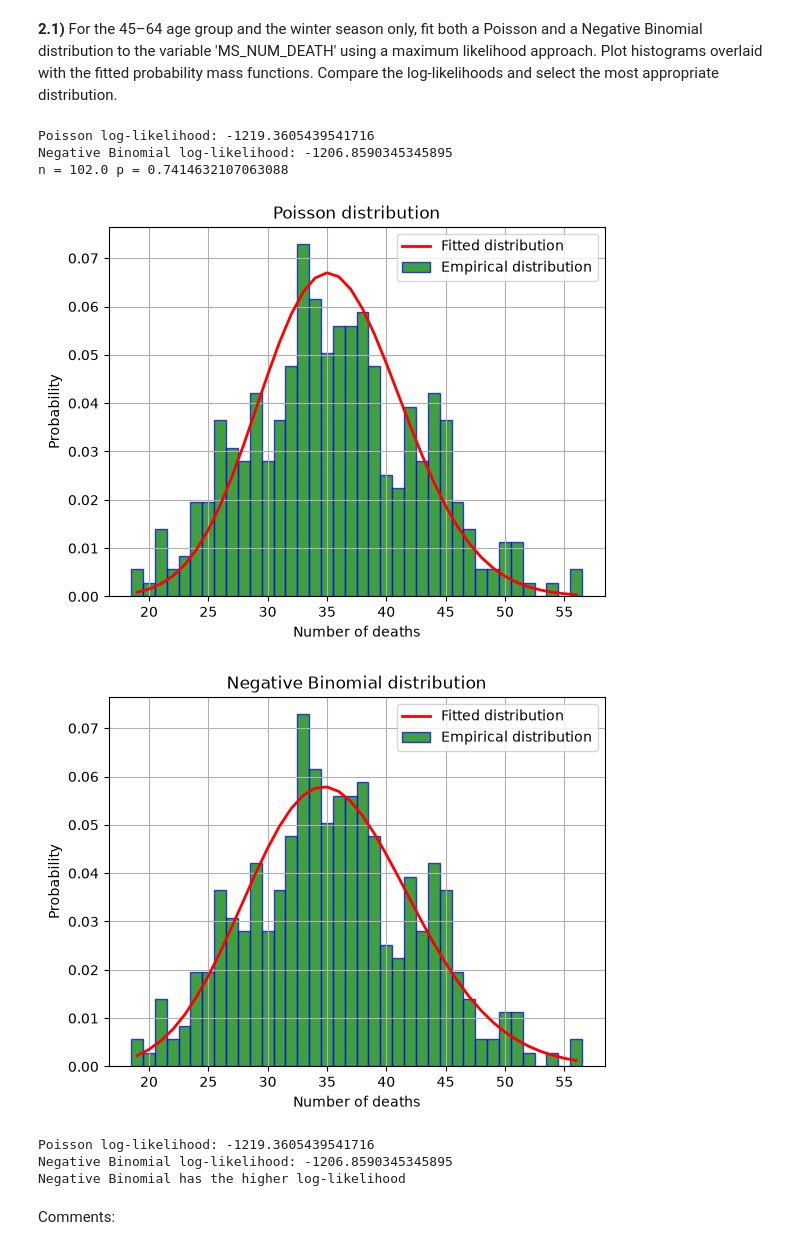
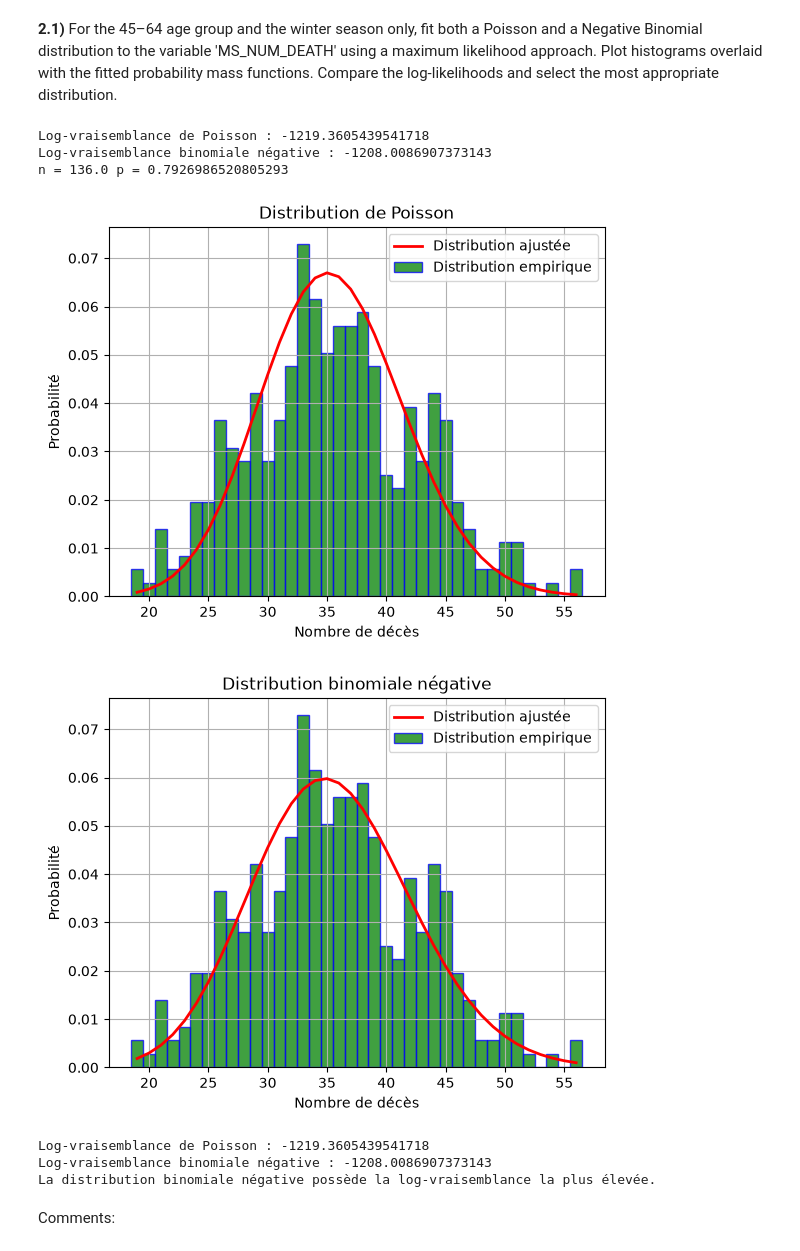
Before and after one commit to Rom-cd/hackaton_stats, a Jupyter notebook: Hackathon_26_27.ipynb, the cells around one changed output. Cells and saved outputs as stored; diff of their text form; code cells hidden in the pictures.

```diff
--- a/Hackathon_26_27.ipynb
+++ b/Hackathon_26_27.ipynb
@@ -136,83 +136,84 @@ Le graphique montre une augmentation de décès avec l'âge, surtout à partir d
 # %% [markdown]
 **2.1)** For the 45–64 age group and the winter season only, fit both a Poisson and a Negative Binomial distribution to the variable 'MS_NUM_DEATH' using a maximum likelihood approach. Plot histograms overlaid with the fitted probability mass functions. Compare the log-likelihoods and select the most appropriate distribution.
 # %%
-#code ici
+# Code ici
 
 import scipy.stats as sc
 from scipy.optimize import minimize
 import numpy as np
 
-# Selectionner les données pour l'âge 45-64 et la saison hiver
+# Sélectionner les données pour la tranche d'âge 45-64 ans et la saison hivernale
 data = df[(df["season"].str.lower() == "winter") & (df["CD_AGEGROUP"] == "45-64")]
 
 # Extraire les valeurs de la colonne "MS_NUM_DEATH" et supprimer les valeurs manquantes
 datn = data["MS_NUM_DEATH"].dropna().values
 
-# Poisson distribution, on sait que la méthode des moments avec une inconnue
-# peut être trouvée par la moyenne empirique, qui est un estimateur sans biais.
+# Distribution de Poisson : la méthode des moments avec une inconnue
+# donne la moyenne empirique, qui est un estimateur sans biais.
 lam = np.mean(datn)
 ll_poisson = np.sum(sc.poisson.logpmf(datn, mu=lam))
 
-print("Poisson log-likelihood:", ll_poisson)
+print("Log-vraisemblance de Poisson :", ll_poisson)
 
-# Negative Binomial distribution, utilisation de scipy afin de trouver
-# directement la valeur de l'estimateur
+# Distribution binomiale négative : utilisation de scipy afin de trouver
+# directement la valeur des estimateurs
 result = sc.fit(
     sc.nbinom,
     datn,
     bounds={"n": (1, 1000), "p": (0.001, 0.999), "loc": (0, 0)}
 )
-#calcul du log-likelihood pour la distribution binomiale négative
+
+# Calcul de la log-vraisemblance pour la distribution binomiale négative
 n, p, _ = result.params
 ll_nb = -result.nllf()
 
-print("Negative Binomial log-likelihood:", ll_nb)
+print("Log-vraisemblance binomiale négative :", ll_nb)
 print("n =", n, "p =", p)
 
-# Plot les graphes des deux estimations par rapport à l'histogramme
-#des données empiriques
+# Tracer les graphiques des deux estimations par rapport à l'histogramme
+# des données empiriques
 x = np.arange(min(datn), max(datn) + 1)
 
 fx_poisson = sc.poisson.pmf(x, mu=lam)
 fx_nb = sc.nbinom.pmf(x, n, p)
 
 plt.hist(datn, bins=np.arange(min(datn)-0.5, max(datn)+1.5),
          density=1, facecolor='g', alpha=0.75, edgecolor='b')
 plt.plot(x, fx_poisson, 'r', lw=2)
-plt.xlabel('Number of deaths')
-plt.ylabel('Probability')
-plt.title('Poisson distribution')
-plt.legend(['Fitted distribution', 'Empirical distribution'])
+plt.xlabel('Nombre de décès')
+plt.ylabel('Probabilité')
+plt.title('Distribution de Poisson')
+plt.legend(['Distribution ajustée', 'Distribution empirique'])
 plt.grid(True)
 plt.show()
 
 plt.hist(datn, bins=np.arange(min(datn)-0.5, max(datn)+1.5),
          density=1, facecolor='g', alpha=0.75, edgecolor='b')
 plt.plot(x, fx_nb, 'r', lw=2)
-plt.xlabel('Number of deaths')
-plt.ylabel('Probability')
-plt.title('Negative Binomial distribution')
-plt.legend(['Fitted distribution', 'Empirical distribution'])
+plt.xlabel('Nombre de décès')
+plt.ylabel('Probabilité')
+plt.title('Distribution binomiale négative')
+plt.legend(['Distribution ajustée', 'Distribution empirique'])
 plt.grid(True)
 plt.show()
 
-# Compare log-likelihoods
-print("Poisson log-likelihood:", ll_poisson)
-print("Negative Binomial log-likelihood:", ll_nb)
+# Comparaison des log-vraisemblances
+print("Log-vraisemblance de Poisson :", ll_poisson)
+print("Log-vraisemblance binomiale négative :", ll_nb)
 
 if ll_poisson > ll_nb:
-    print("Poisson has the higher log-likelihood")
+    print("La distribution de Poisson possède la log-vraisemblance la plus élevée.")
 else:
-    print("Negative Binomial has the higher log-likelihood")
+    print("La distribution binomiale négative possède la log-vraisemblance la plus élevée.")
 # %% [output]
-Poisson log-likelihood: -1219.3605439541716
-Negative Binomial log-likelihood: -1206.8590345345895
-n = 102.0 p = 0.7414632107063088
+Log-vraisemblance de Poisson : -1219.3605439541718
+Log-vraisemblance binomiale négative : -1208.0086907373143
+n = 136.0 p = 0.7926986520805293
-[figure, old version]
+[figure, new version]
-[figure, old version]
+[figure, new version]
-Poisson log-likelihood: -1219.3605439541716
-Negative Binomial log-likelihood: -1206.8590345345895
-Negative Binomial has the higher log-likelihood
+Log-vraisemblance de Poisson : -1219.3605439541718
+Log-vraisemblance binomiale négative : -1208.0086907373143
+La distribution binomiale négative possède la log-vraisemblance la plus élevée.
 # %% [markdown]
 Comments:
 # %% [markdown]
```
Also changed, not shown: parts of 1 cell of this notebook.
